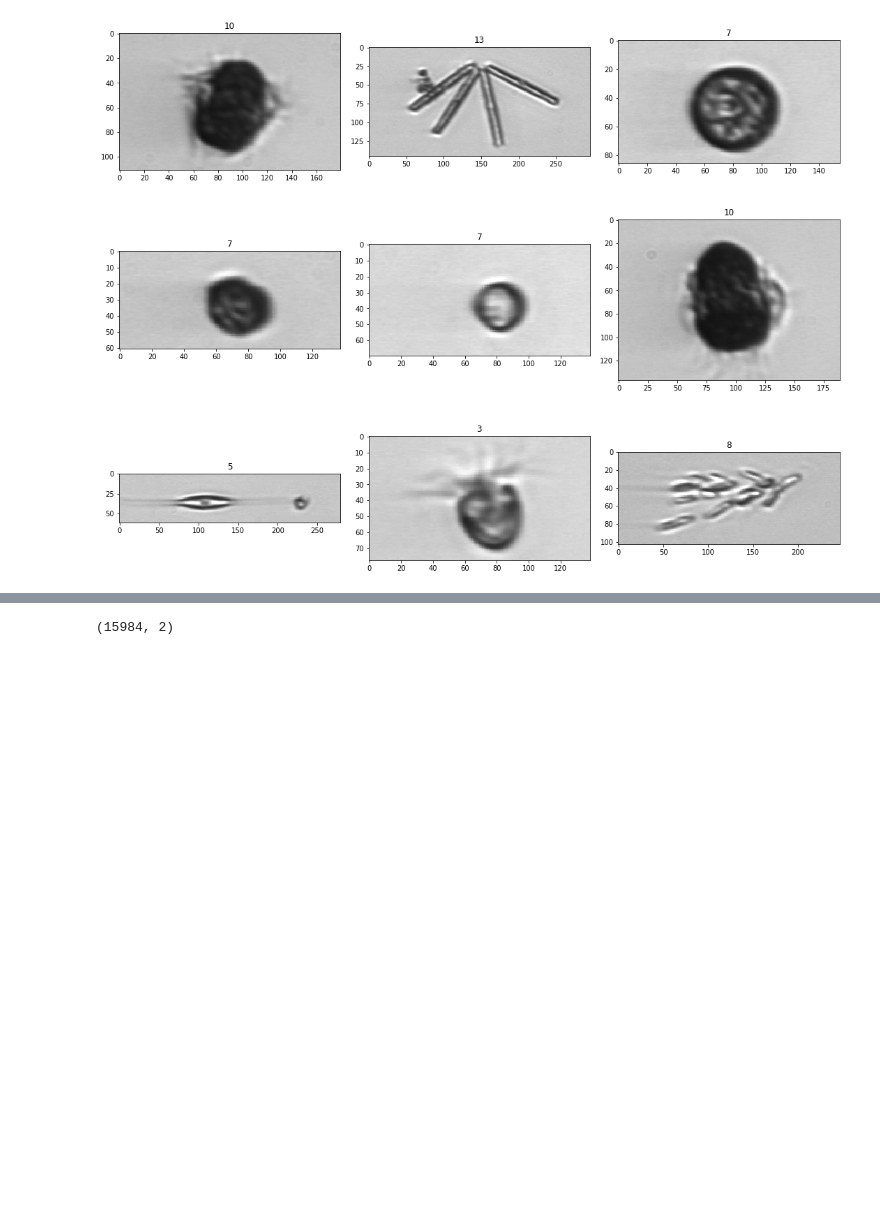
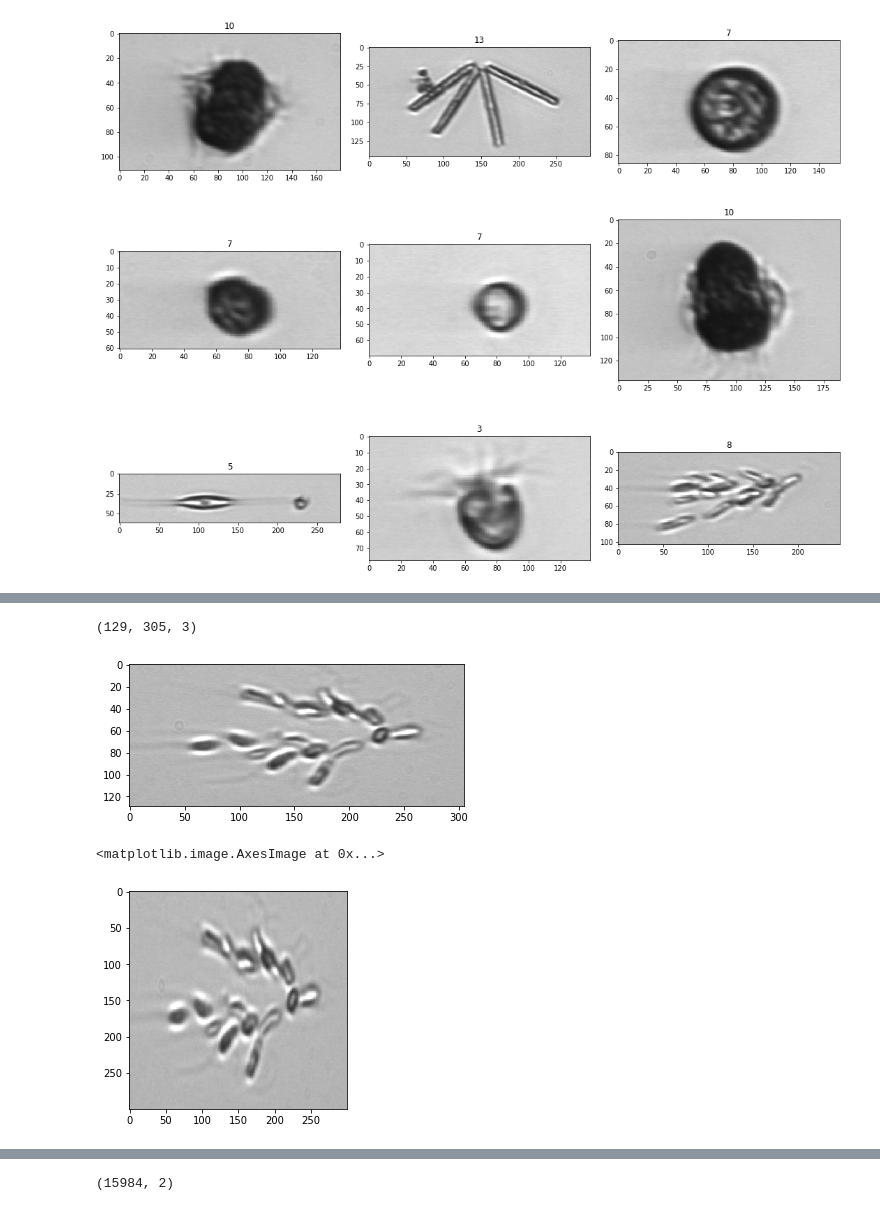
Before and after one commit to pyaf/Cellular-image-classification-vista19, a Jupyter notebook: notebooks/EDA.ipynb, the cells around one changed output, grey strips where cells are left out. Cells and saved outputs as stored; diff of their text form; code cells hidden in the pictures; blank space fills up the shorter version.

```diff
--- a/notebooks/EDA.ipynb
+++ b/notebooks/EDA.ipynb
@@ -98,0 +148,15 @@ display_samples(train_df)
+# %%
+df = train_df.query('label == 8')
+# %%
+name = df.iloc[9]['id']
+path = '../data/train_final/' + name
+img = cv2.imread(path)
+print(img.shape)
+plt.imshow(img); plt.show()
+resized = cv2.resize(img, (300, 300))
+plt.imshow(resized)
+# %% [output]
+(129, 305, 3)
+[figure, added]
+<matplotlib.image.AxesImage at 0x...>
+[figure, added]
```
Also changed, not shown: parts of 9 cells of this notebook, 4 other files.
